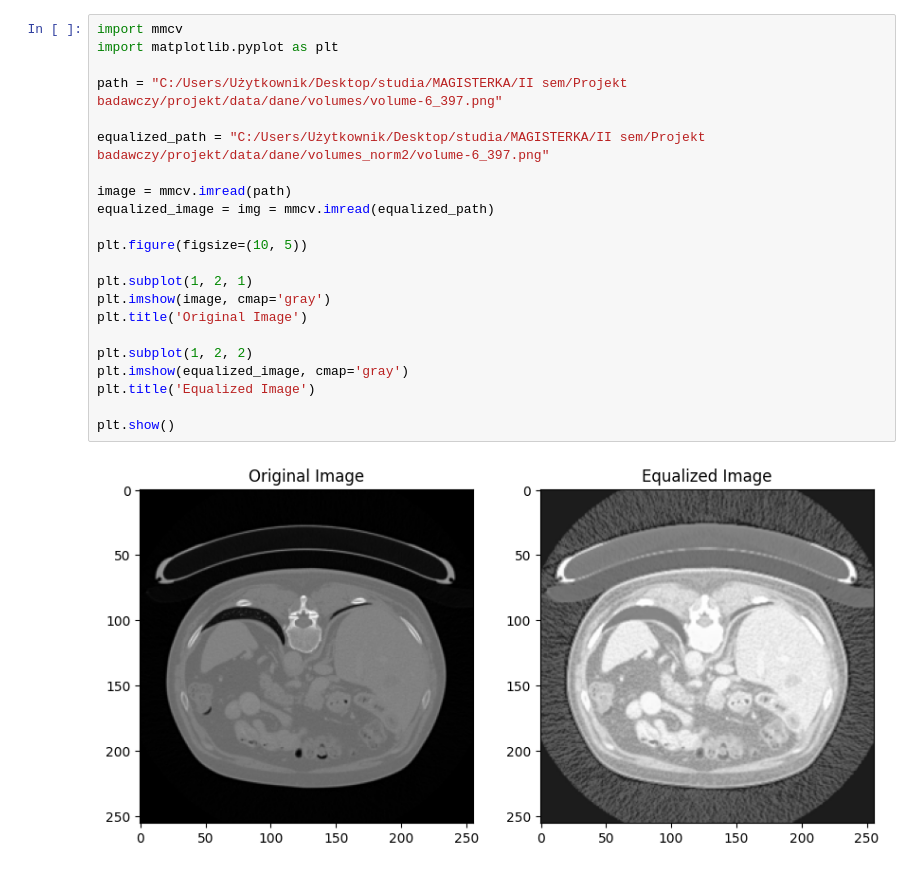
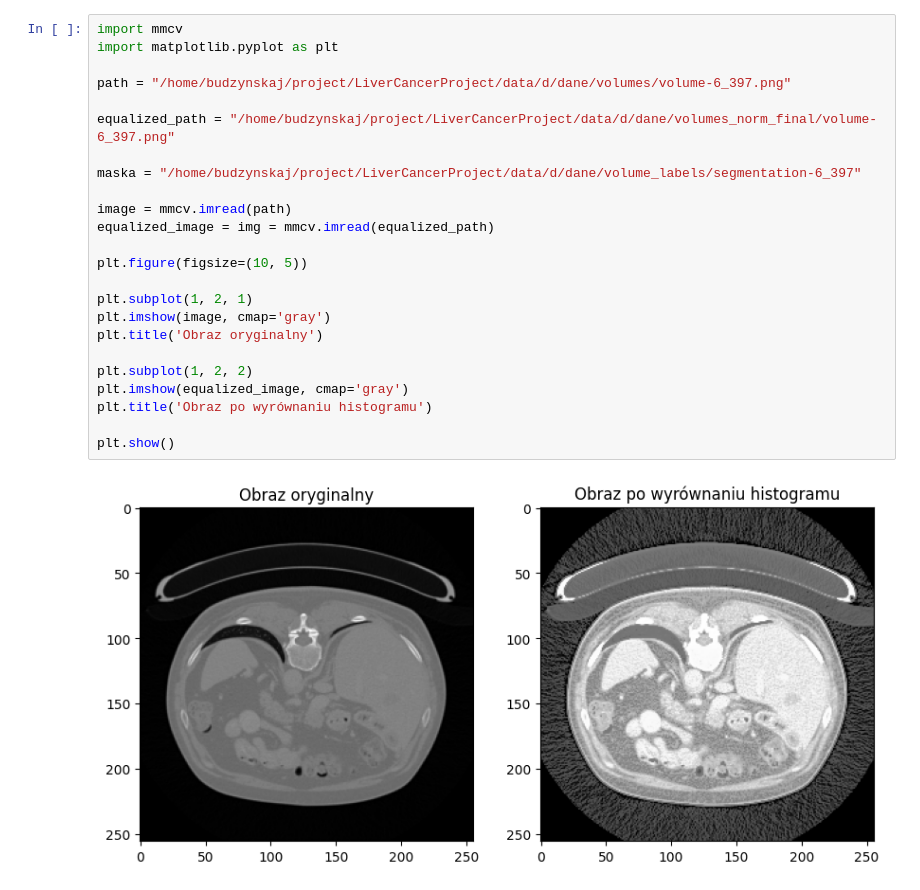
Before and after one commit to budzynskaJ/LiverCancerSeg-Volume, a Jupyter notebook: data_analysis.ipynb, the cells around one changed output. Cells and saved outputs as stored; diff of their text form.

```diff
--- a/data_analysis.ipynb
+++ b/data_analysis.ipynb
@@ -1,24 +1,26 @@
 # %%
 import mmcv
 import matplotlib.pyplot as plt
 
-path = "C:/Users/Użytkownik/Desktop/studia/MAGISTERKA/II sem/Projekt badawczy/projekt/data/dane/volumes/volume-6_397.png"
+path = "/home/budzynskaj/project/LiverCancerProject/data/d/dane/volumes/volume-6_397.png"
 
-equalized_path = "C:/Users/Użytkownik/Desktop/studia/MAGISTERKA/II sem/Projekt badawczy/projekt/data/dane/volumes_norm2/volume-6_397.png"
+equalized_path = "/home/budzynskaj/project/LiverCancerProject/data/d/dane/volumes_norm_final/volume-6_397.png"
+
+maska = "/home/budzynskaj/project/LiverCancerProject/data/d/dane/volume_labels/segmentation-6_397"
 
 image = mmcv.imread(path)
 equalized_image = img = mmcv.imread(equalized_path)
 
 plt.figure(figsize=(10, 5))
 
 plt.subplot(1, 2, 1)
 plt.imshow(image, cmap='gray')
-plt.title('Original Image')
+plt.title('Obraz oryginalny')
 
 plt.subplot(1, 2, 2)
 plt.imshow(equalized_image, cmap='gray')
-plt.title('Equalized Image')
+plt.title('Obraz po wyrównaniu histogramu')
 
 plt.show()
 # %% [output]
-[figure, old version]
+[figure, new version]
```
Also changed, not shown: parts of 2 cells of this notebook, 6 other files.
